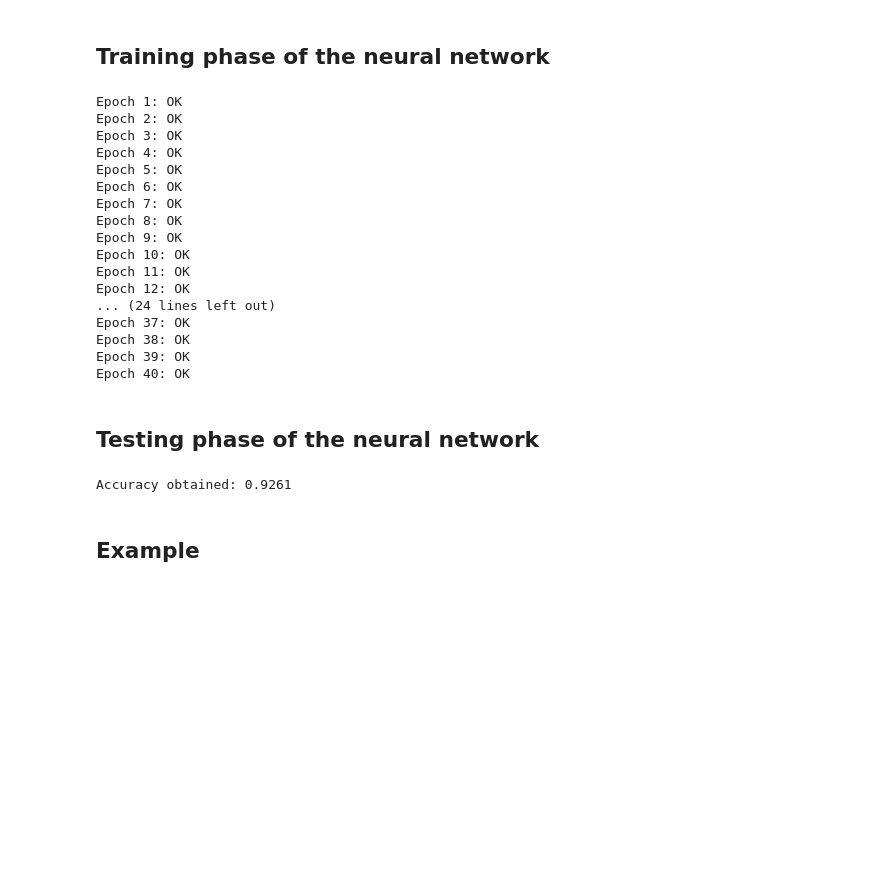
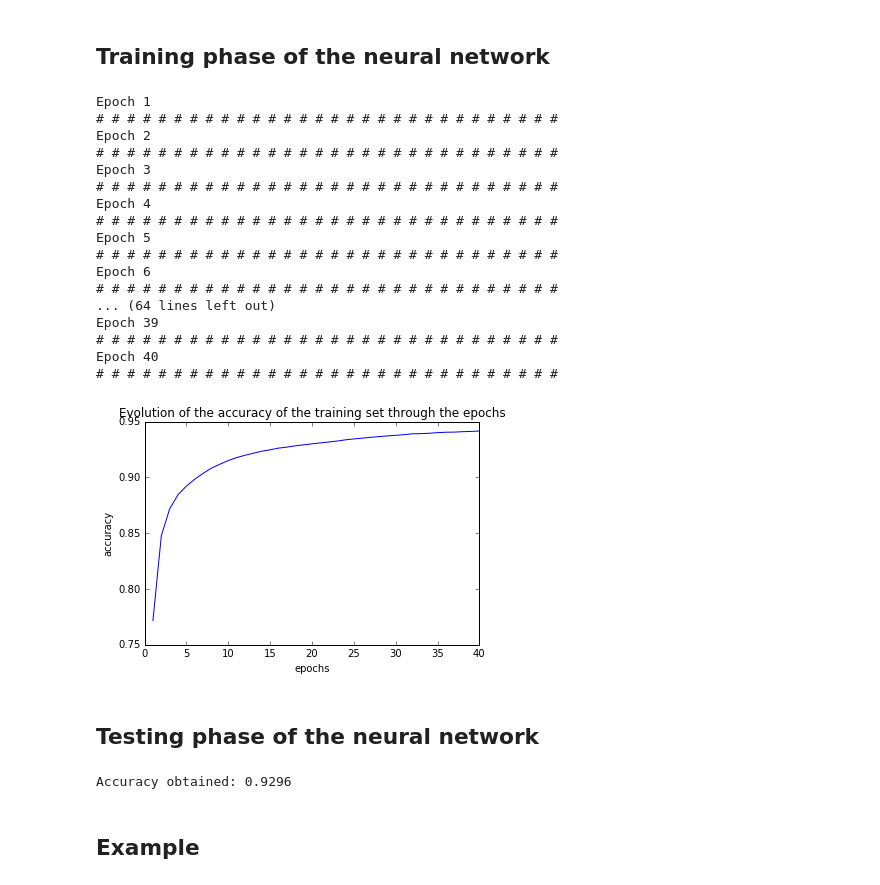
Before and after one commit to marevab/ANN, a Jupyter notebook: ann_test.ipynb, the cells around one changed output. Saved outputs shown, nothing was run; the diff lists cells and outputs as text; code cells hidden in the pictures; blank space fills up the shorter version.

Commit message:
Added evolution bar for training phase and graph.

```diff
--- a/ann_test.ipynb
+++ b/ann_test.ipynb
@@ -28,7 +28,8 @@ data_test = np.array(df.values[:,1:], dtype=float)
 label_test = np.array(df.values[:,0])
 # %%
 # Define the labels in a vector form
-label_train_vector = preprocess.label_to_vector_form(label_train, 10)
+label_train = preprocess.label_to_vector_form(label_train, 10)
+label_test = preprocess.label_to_vector_form(label_test, 10)
 # %%
 # Normalization between 0 and 1
 data_train_norm = preprocess.norma_by_max(data_train)
@@ -38,7 +39,7 @@ data_test_norm = preprocess.norma_by_max(data_test)
 # %%
 mnist_network = Network([784, 20, 10])
 
-network.set_activation_fct(tansig, logsig)
+mnist_network.set_activation_fct(tansig, logsig)
 # %% [markdown]
 ## Training phase of the neural network
 # %%
@@ -46,25 +47,27 @@ network.set_activation_fct(tansig, logsig)
 learning_rate = 0.01
 nb_epochs = 40
 # %%
-mnist_network.train(data_train_norm, label_train_vector, learning_rate, nb_epochs)
+mnist_network.train(data_train_norm, label_train, learning_rate, nb_epochs,
+                    verb_print=True, verb_plot=True)
 # %% [output]
-Epoch 1: OK
-Epoch 2: OK
-Epoch 3: OK
-Epoch 4: OK
-Epoch 5: OK
-Epoch 6: OK
-Epoch 7: OK
-Epoch 8: OK
-Epoch 9: OK
-Epoch 10: OK
-Epoch 11: OK
-Epoch 12: OK
-... (24 lines left out)
-Epoch 37: OK
-Epoch 38: OK
-Epoch 39: OK
-Epoch 40: OK
+Epoch 1
+# # # # # # # # # # # # # # # # # # # # # # # # # # # # # #
+Epoch 2
+# # # # # # # # # # # # # # # # # # # # # # # # # # # # # #
+Epoch 3
+# # # # # # # # # # # # # # # # # # # # # # # # # # # # # #
+Epoch 4
+# # # # # # # # # # # # # # # # # # # # # # # # # # # # # #
+Epoch 5
+# # # # # # # # # # # # # # # # # # # # # # # # # # # # # #
+Epoch 6
+# # # # # # # # # # # # # # # # # # # # # # # # # # # # # #
+... (64 lines left out)
+Epoch 39
+# # # # # # # # # # # # # # # # # # # # # # # # # # # # # #
+Epoch 40
+# # # # # # # # # # # # # # # # # # # # # # # # # # # # # #
+[figure, added]
 # %%
 # Save the network object (serialization)
 import pickle
@@ -76,7 +79,7 @@ with open('mnist_network', 'wb') as myfile:
 # %%
 res = mnist_network.test(data_test_norm, label_test)
 # %% [output]
-Accuracy obtained: 0.9261
+Accuracy obtained: 0.9296
 # %% [markdown]
 ## Example
 # %%
```
Also changed, not shown: parts of 2 cells of this notebook, 4 other files.
